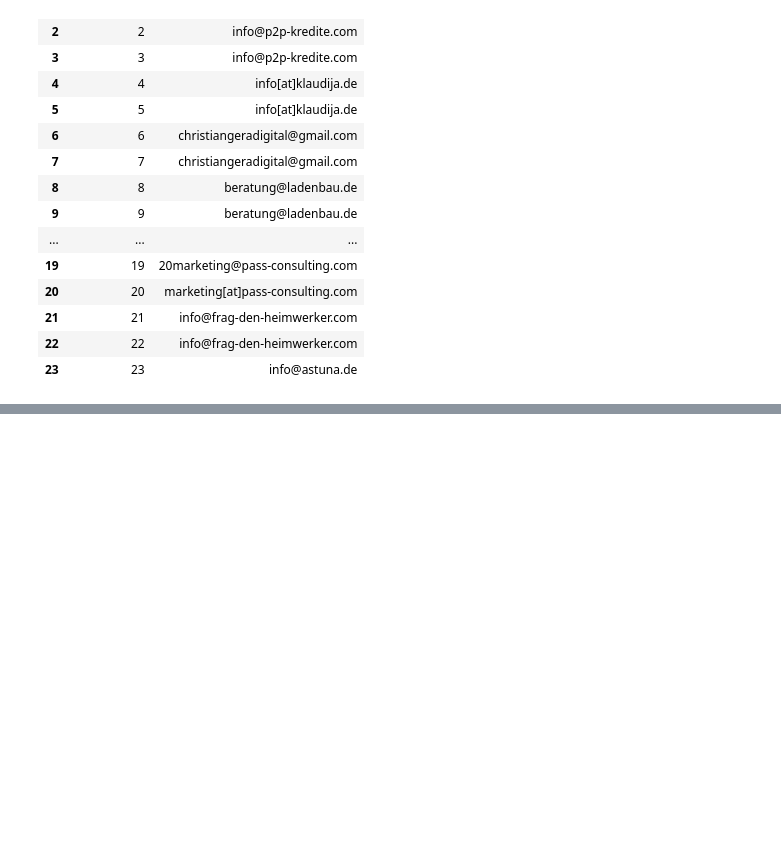
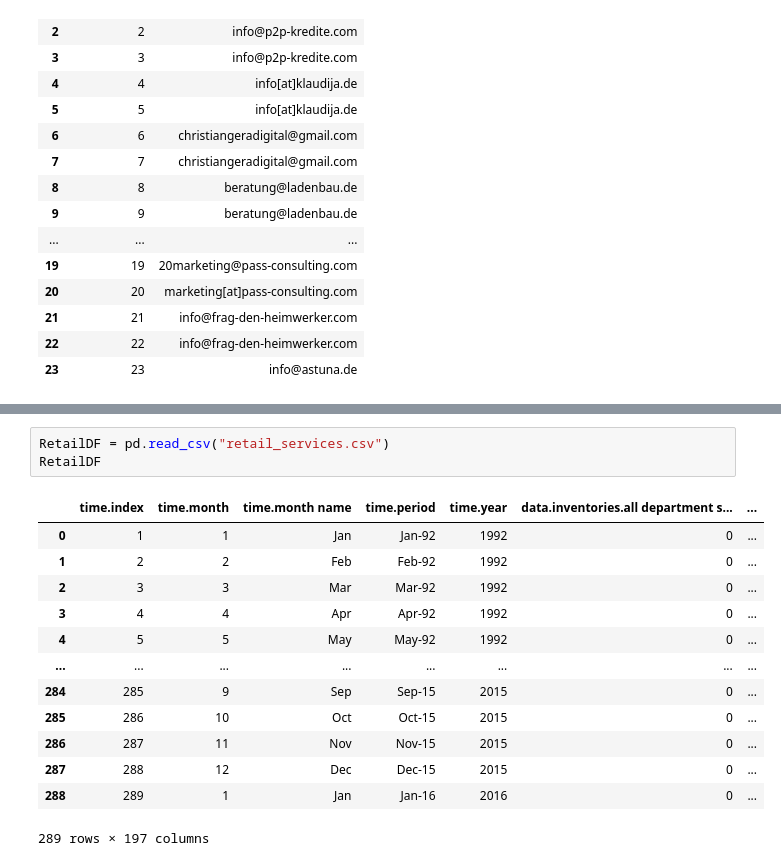
Before and after one commit to joharkhan99/Data-Science-Internship, a Jupyter notebook: Week2/Day4/AB_Testing_and_Scraping.ipynb, the cells around one changed output, grey strips where cells are left out. Saved outputs shown, nothing was run; the diff lists cells and outputs as text; blank space fills up the shorter version.

```diff
--- a/Week2/Day4/AB_Testing_and_Scraping.ipynb
+++ b/Week2/Day4/AB_Testing_and_Scraping.ipynb
@@ -362,0 +365,17 @@ emailsDF
+# %%
+RetailDF = pd.read_csv("retail_services.csv")
+RetailDF
+# %% [output]
+|  | time.index | time.month | time.month name | time.period | time.year | data.inventories.all department s... | ... |
+| 0 | 1 | 1 | Jan | Jan-92 | 1992 | 0 | ... |
+| 1 | 2 | 2 | Feb | Feb-92 | 1992 | 0 | ... |
+| 2 | 3 | 3 | Mar | Mar-92 | 1992 | 0 | ... |
+| 3 | 4 | 4 | Apr | Apr-92 | 1992 | 0 | ... |
+| 4 | 5 | 5 | May | May-92 | 1992 | 0 | ... |
+| ... | ... | ... | ... | ... | ... | ... | ... |
+| 284 | 285 | 9 | Sep | Sep-15 | 2015 | 0 | ... |
+| 285 | 286 | 10 | Oct | Oct-15 | 2015 | 0 | ... |
+| 286 | 287 | 11 | Nov | Nov-15 | 2015 | 0 | ... |
+| 287 | 288 | 12 | Dec | Dec-15 | 2015 | 0 | ... |
+| 288 | 289 | 1 | Jan | Jan-16 | 2016 | 0 | ... |
+289 rows × 197 columns
```
Also changed, not shown: parts of 8 cells of this notebook.
